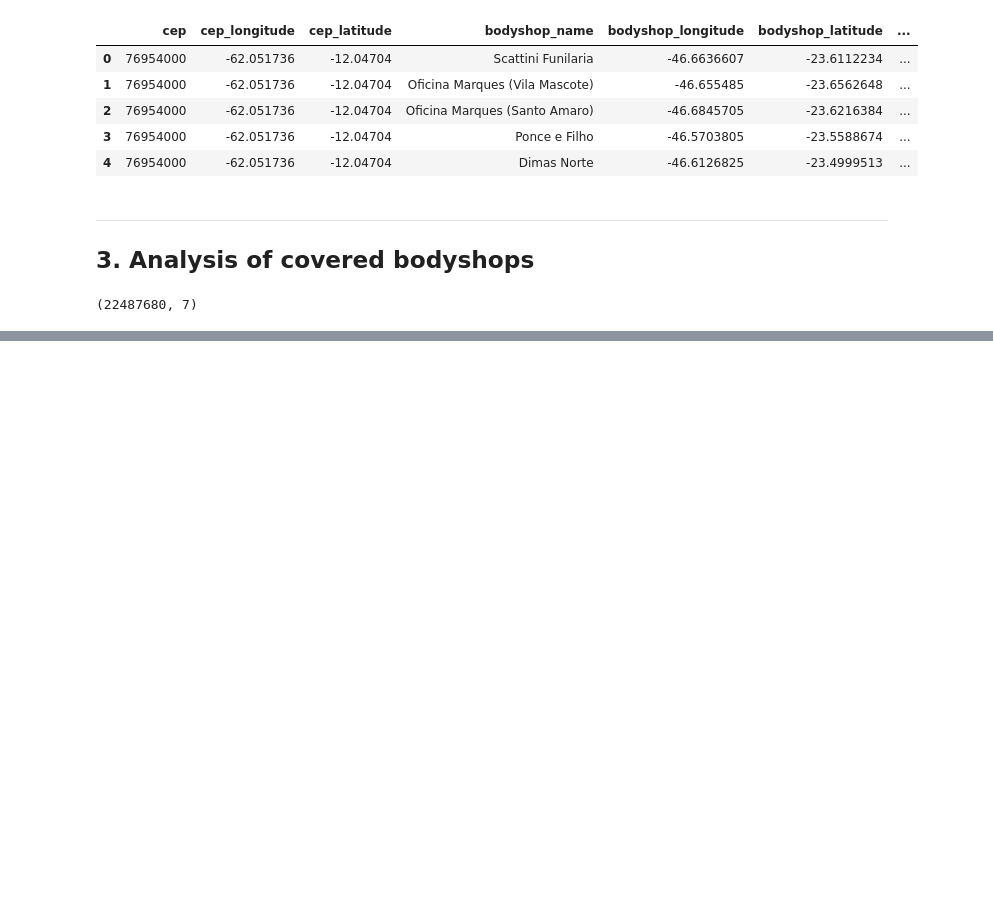
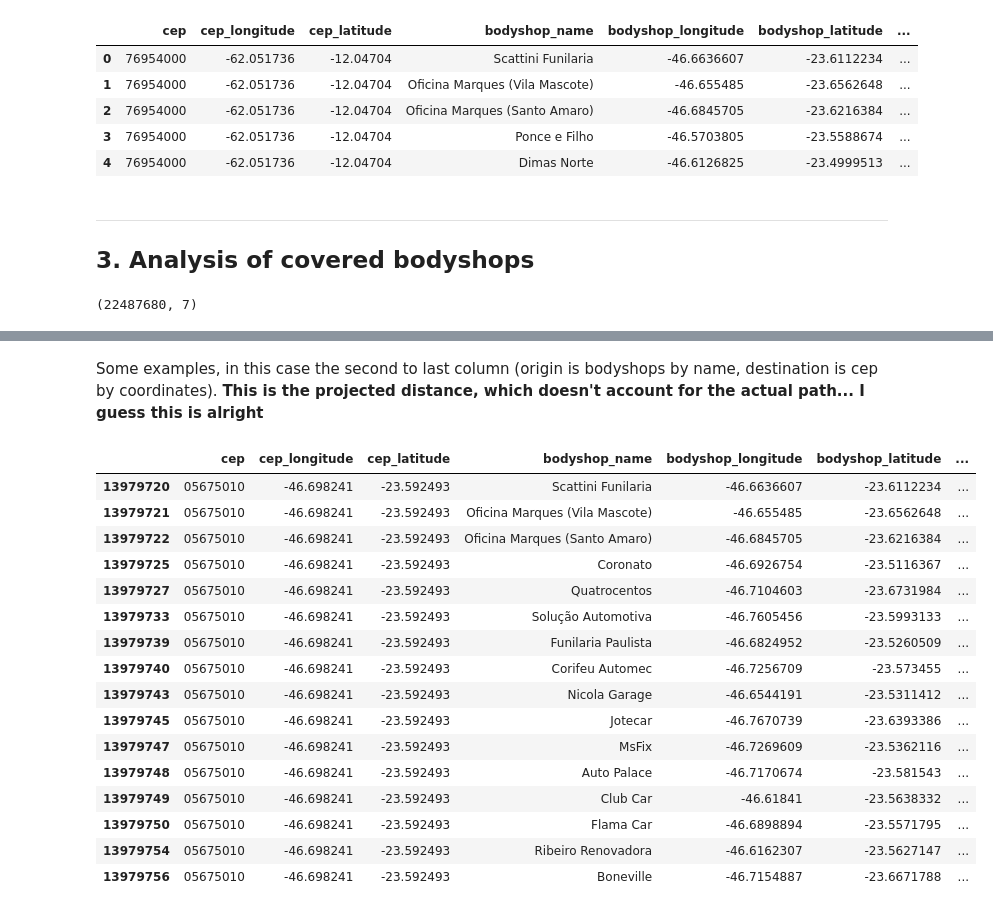
Before and after one commit to AlbertoSCF/location_data_analysis, a Jupyter notebook: 1-cep_codes_table.ipynb, the cells around one changed output, grey strips where cells are left out. Drawn from its saved outputs; the diff is of its cells as text; code cells hidden in the pictures; blank space fills up the shorter version.

Commit message:
Creating table with CEPs covered

```diff
--- a/1-cep_codes_table.ipynb
+++ b/1-cep_codes_table.ipynb
@@ -111,0 +121,22 @@ output[output['distance_meters']<10000]
+# %% [markdown]
+Some examples, in this case the second to last column (origin is bodyshops by name, destination is cep by coordinates). **This is the projected distance, which doesn't account for the actual path...  I guess this is alright**
+# %%
+ceps_in_range[ceps_in_range.cep==ceps_in_range.cep.value_counts().index[0]]
+# %% [output]
+|  | cep | cep_longitude | cep_latitude | bodyshop_name | bodyshop_longitude | bodyshop_latitude | ... |
+| 13979720 | 05675010 | -46.698241 | -23.592493 | Scattini Funilaria | -46.6636607 | -23.6112234 | ... |
+| 13979721 | 05675010 | -46.698241 | -23.592493 | Oficina Marques (Vila Mascote) | -46.655485 | -23.6562648 | ... |
+| 13979722 | 05675010 | -46.698241 | -23.592493 | Oficina Marques (Santo Amaro) | -46.6845705 | -23.6216384 | ... |
+| 13979725 | 05675010 | -46.698241 | -23.592493 | Coronato | -46.6926754 | -23.5116367 | ... |
+| 13979727 | 05675010 | -46.698241 | -23.592493 | Quatrocentos | -46.7104603 | -23.6731984 | ... |
+| 13979733 | 05675010 | -46.698241 | -23.592493 | Solução Automotiva | -46.7605456 | -23.5993133 | ... |
+| 13979739 | 05675010 | -46.698241 | -23.592493 | Funilaria Paulista | -46.6824952 | -23.5260509 | ... |
+| 13979740 | 05675010 | -46.698241 | -23.592493 | Corifeu Automec | -46.7256709 | -23.573455 | ... |
+| 13979743 | 05675010 | -46.698241 | -23.592493 | Nicola Garage | -46.6544191 | -23.5311412 | ... |
+| 13979745 | 05675010 | -46.698241 | -23.592493 | Jotecar | -46.7670739 | -23.6393386 | ... |
+| 13979747 | 05675010 | -46.698241 | -23.592493 | MsFix | -46.7269609 | -23.5362116 | ... |
+| 13979748 | 05675010 | -46.698241 | -23.592493 | Auto Palace | -46.7170674 | -23.581543 | ... |
+| 13979749 | 05675010 | -46.698241 | -23.592493 | Club Car | -46.61841 | -23.5638332 | ... |
+| 13979750 | 05675010 | -46.698241 | -23.592493 | Flama Car | -46.6898894 | -23.5571795 | ... |
+| 13979754 | 05675010 | -46.698241 | -23.592493 | Ribeiro Renovadora | -46.6162307 | -23.5627147 | ... |
+| 13979756 | 05675010 | -46.698241 | -23.592493 | Boneville | -46.7154887 | -23.6671788 | ... |
```
Also changed, not shown: parts of 11 cells of this notebook, 1 other file.
